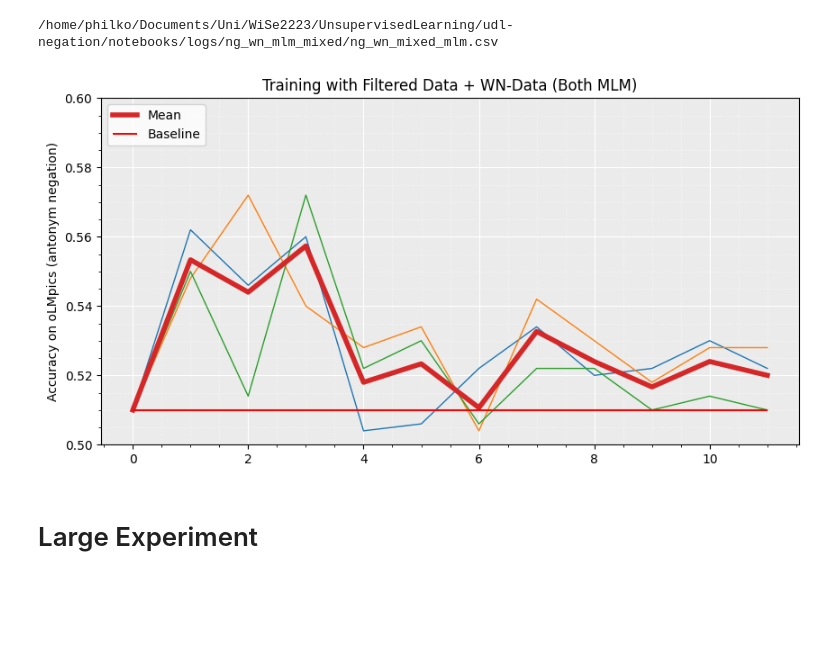
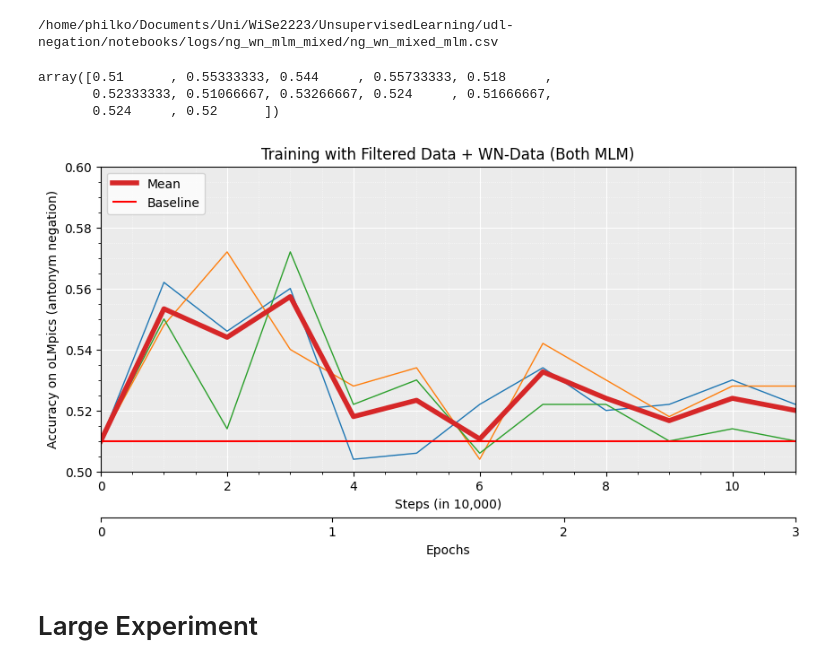
Before and after one commit to LazerLambda/udl-negation, a Jupyter notebook: notebooks/models_plots.ipynb, the cells around one changed output. Cells and saved outputs as stored; diff of their text form; code cells hidden in the pictures; blank space fills up the shorter version.

Commit message:
Update final notebooks and figures

```diff
--- a/notebooks/models_plots.ipynb
+++ b/notebooks/models_plots.ipynb
@@ -119,30 +139,56 @@ y_ii_t3 = df['MLM / Mixed Experiment / II - antonym-negation'].values
 y_i_t3 = df['MLM / Mixed Experiment / III - antonym-negation'].values
 # %%
 y_mean_t3 = (y_i_t3 + y_ii_t3 + y_iii_t3) / 3
+# %%
+y_mean_t3
+# %% [output]
+array([0.51      , 0.55333333, 0.544     , 0.55733333, 0.518     ,
+       0.52333333, 0.51066667, 0.53266667, 0.524     , 0.51666667,
+       0.524     , 0.52      ])
 # %%
 fig, ax = plt.subplots()
 ax.set_title("Training with Filtered Data + WN-Data (Both MLM)")
 ax.set_facecolor('#EBEBEB')
 ax.grid(which='major', color='white', linewidth=0.8)
 ax.grid(which='minor', color='white', linestyle=':', linewidth=0.5)
 ax.minorticks_on()
 ax.plot(x_t3, y_i_t3, linewidth=1)
 ax.plot(x_t3, y_ii_t3, linewidth=1)
 ax.plot(x_t3, y_iii_t3, linewidth=1)
 ax.plot(x_t3, y_mean_t3, linewidth=4, label="Mean")
 ax.hlines(0.51, -0, len(x_t3) - 1, colors="red", label="Baseline")
 ax.set_ylabel("Accuracy on oLMpics (antonym negation)")
+ax.set_xlabel("Steps (in 10,000)")
 ax.set_ylim(0.5, 0.6)
+ax.set_xlim(0, len(y_i_t3) - 1)
 ax.xaxis.set_major_locator(MaxNLocator(integer=True))
 ax.legend(loc="upper left")
+
+ax2 = ax.twiny()
+ax2.xaxis.set_ticks_position("bottom")
+ax2.xaxis.set_label_position("bottom")
+ax2.spines["bottom"].set_position(("axes", -0.15))
+ax2.set_frame_on(True)
+ax2.patch.set_visible(False)
+for sp in ax2.spines.values():
+    sp.set_visible(False)
+ax2.spines["bottom"].set_visible(True)
+
+# Add epoch view
+new_tick_locations = np.append(np.arange(0, 1, (1 / 3)), 1)
+ax2.set_xticks(new_tick_locations)
+ax2.set_xticklabels(range(0, 3 + 1))
+ax2.set_xlabel(r"Epochs")
+plt.subplots_adjust(bottom=0.2)
+
 plt.rcParams["figure.figsize"] = (10,5)
 name_file: str = "FiltWNMixed.jpg"
 path_save: str = os.path.join('figures', name_file)
 plt.savefig(path_save)
 
 plt.show()
 # %% [output]
-[figure, old version]
+[figure, new version]
 # %% [markdown]
 # Large Experiment
 # %%
```
Also changed, not shown: parts of 4 cells of this notebook, 6 other files.
